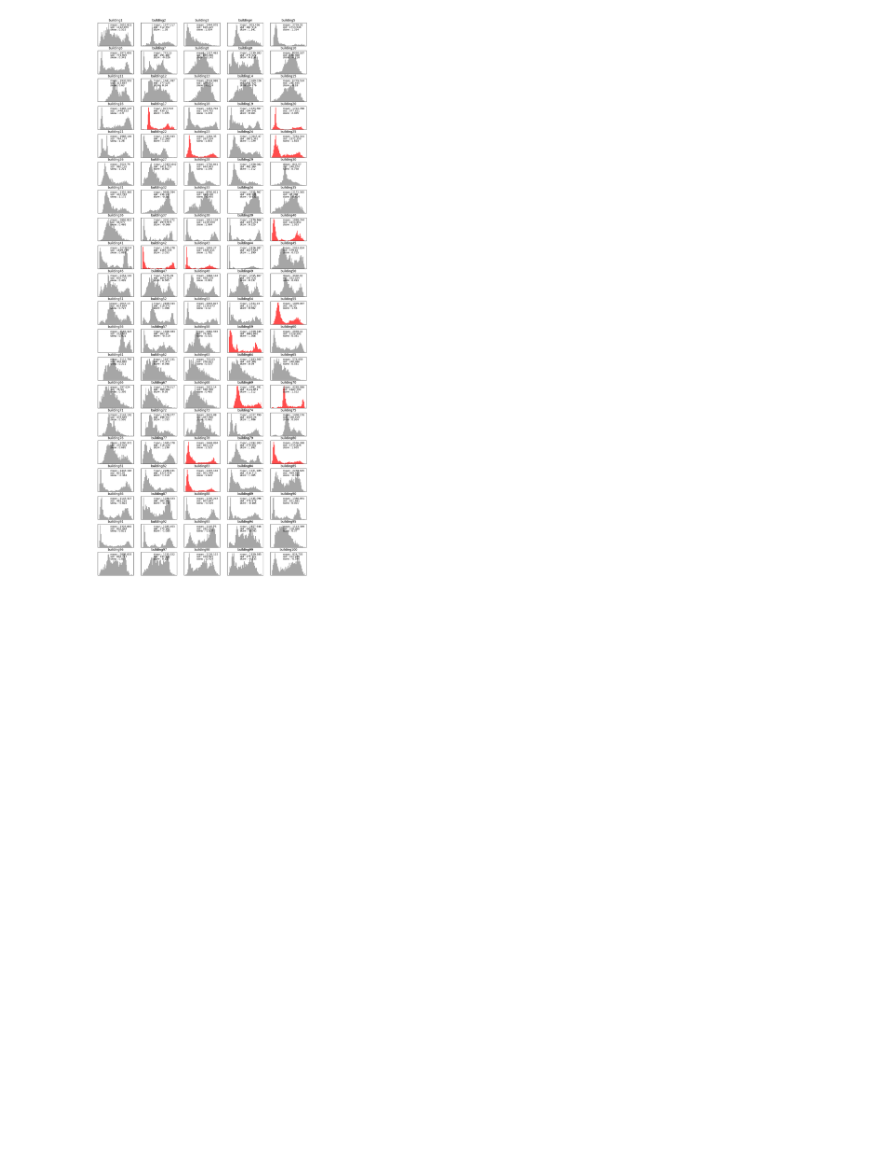
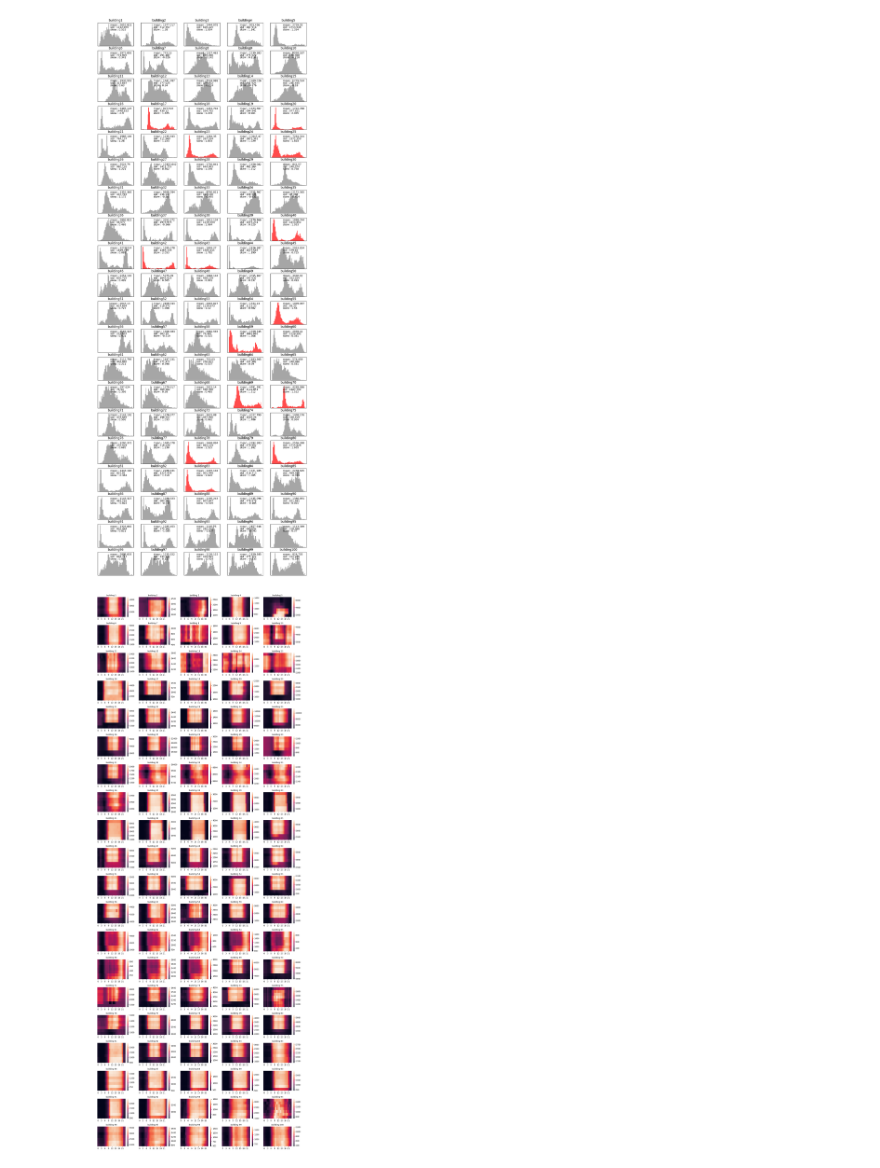
Before and after one commit to wooseungw/power_consumption_comp, a Jupyter notebook: eda.ipynb, the cells around one changed output. Saved outputs shown, nothing was run; the diff lists cells and outputs as text; code cells hidden in the pictures; blank space fills up the shorter version.

```diff
--- a/eda.ipynb
+++ b/eda.ipynb
@@ -34,16 +34,29 @@ for num in range(1,101):
 # %% [output]
 [figure]
 # %%
+import numpy as np
+import pandas as pd
+# EDA
+import matplotlib.pyplot as plt
+import seaborn as sns
+import statsmodels.api as sm
+import scipy.stats
+from scipy.stats import skew
+from scipy.stats import spearmanr
 # energy usage of each building ~ weekday, hour
 fig = plt.figure(figsize = (15, 40))
-for num in eda_df['num'].unique():
-    eda_df = pd.read_csv(f'./split/train_building{num}.csv')
-    ax = plt.subplot(20, 5, num)
+for i in np.arange(1,101,1):
+    train_df = pd.read_csv(f'./submit/train_building{i}.csv').drop(columns=['Unnamed: 0'])
 
-    eda_df = eda_df.groupby(['weekday', 'hour'])['power_consumption'].mean().reset_index().pivot('weekday', 'hour', 'power_consumption')
-    plt.subplot(12, 5, num)
-    sns.heatmap(eda_df)
-    plt.title(f'building {num}')
+    train_df = train_df.groupby(['day', 'hour'])['power_consumption'].mean().reset_index().pivot(index='day', columns='hour', values='power_consumption')
+
+    plt.subplot(20, 5, i)
+    sns.heatmap(train_df)
+    plt.title(f'building {i}',fontsize = 10)
     plt.xlabel('')
     plt.ylabel('')
     plt.yticks([])
+plt.tight_layout()
+plt.show()
+# %% [output]
+[figure, added]
```
Also changed, not shown: 1 other file.
